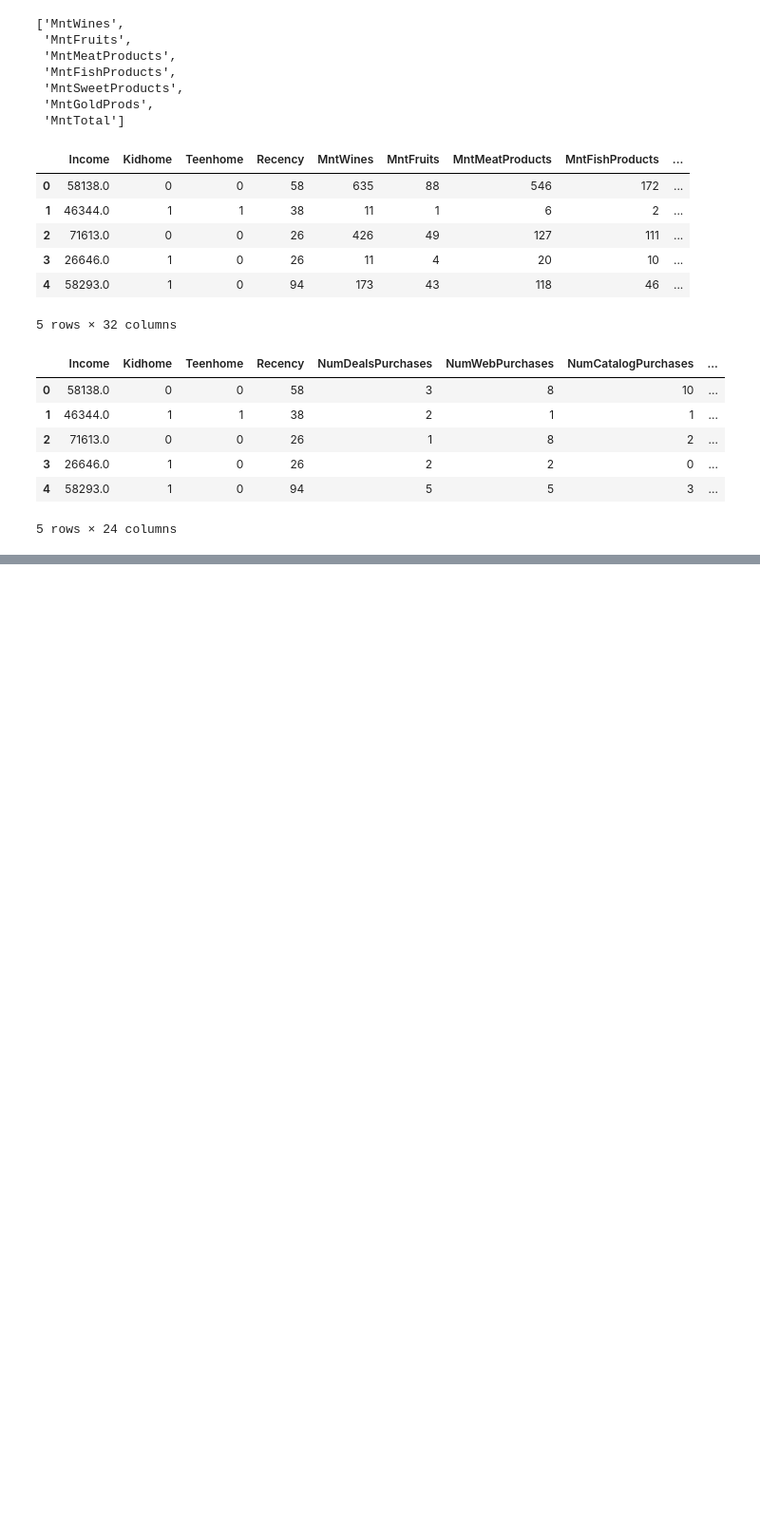
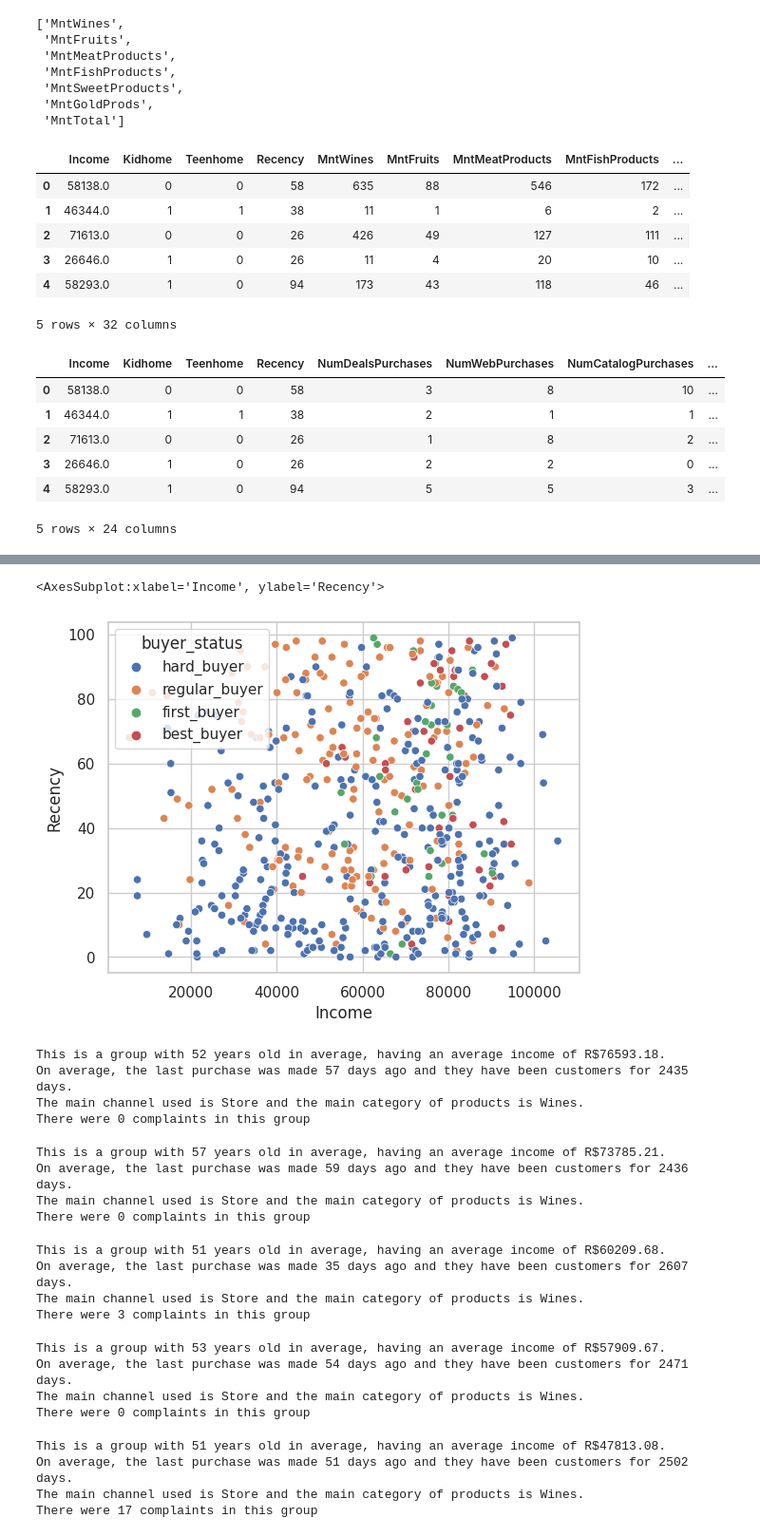
Before and after one commit to petrugeral/Marketing_Analytics, a Jupyter notebook: ifood_marketing_analytics/workspace.ipynb, the cells around one changed output, grey strips where cells are left out. Shown at 95% size. Cells and saved outputs as stored; diff of their text form; code cells hidden in the pictures; blank space fills up the shorter version.

Commit message:
buyer profile

```diff
--- a/ifood_marketing_analytics/workspace.ipynb
+++ b/ifood_marketing_analytics/workspace.ipynb
@@ -508,0 +520,6 @@ df.head()
+# %%
+df['main_product'] = df[['MntWines_percent', 'MntFruits_percent', 'MntMeatProducts_percent',
+                         'MntFishProducts_percent', 'MntSweetProducts_percent', 'MntGoldProds_percent']].idxmax(axis=1)
+
+df['main_product'] = df['main_product'].str.replace('Mnt', '').str.replace('_percent', '')
+df.head()
@@ -508,0 +534,8 @@ df.head()
+# %%
+df['main_channel'] = df[['NumDealsPurchases_percent',
+                        'NumWebPurchases_percent',
+                        'NumCatalogPurchases_percent',
+                        'NumStorePurchases_percent']].idxmax(axis=1)
+
+df['main_channel'] = df['main_channel'].str.replace('Num', '').str.replace('Purchases_percent', '')
+df.head()
@@ -508,0 +575,42 @@ df.head()
+# %%
+df_buyer = df[df['buyer_status'] != 'not_buyer']
+# %%
+sns.scatterplot(x=df_buyer['Income'],y=df_buyer['Recency'], hue=df_buyer['buyer_status'])
+# %% [output]
+<AxesSubplot:xlabel='Income', ylabel='Recency'>
+[figure, added]
+# %%
+profile(df,'best_buyer')
+# %% [output]
+This is a group with 52 years old in average, having an average income of R$76593.18.
+On average, the last purchase was made 57 days ago and they have been customers for 2435 days.
+The main channel used is Store and the main category of products is Wines.
+There were 0 complaints in this group
+# %%
+profile(df,'first_buyer')
+# %% [output]
+This is a group with 57 years old in average, having an average income of R$73785.21.
+On average, the last purchase was made 59 days ago and they have been customers for 2436 days.
+The main channel used is Store and the main category of products is Wines.
+There were 0 complaints in this group
+# %%
+profile(df,'hard_buyer')
+# %% [output]
+This is a group with 51 years old in average, having an average income of R$60209.68.
+On average, the last purchase was made 35 days ago and they have been customers for 2607 days.
+The main channel used is Store and the main category of products is Wines.
+There were 3 complaints in this group
+# %%
+profile(df,'regular_buyer')
+# %% [output]
+This is a group with 53 years old in average, having an average income of R$57909.67.
+On average, the last purchase was made 54 days ago and they have been customers for 2471 days.
+The main channel used is Store and the main category of products is Wines.
+There were 0 complaints in this group
+# %%
+profile(df,'not_buyer')
+# %% [output]
+This is a group with 51 years old in average, having an average income of R$47813.08.
+On average, the last purchase was made 51 days ago and they have been customers for 2502 days.
+The main channel used is Store and the main category of products is Wines.
+There were 17 complaints in this group
```
Also changed, not shown: parts of 10 cells of this notebook.
